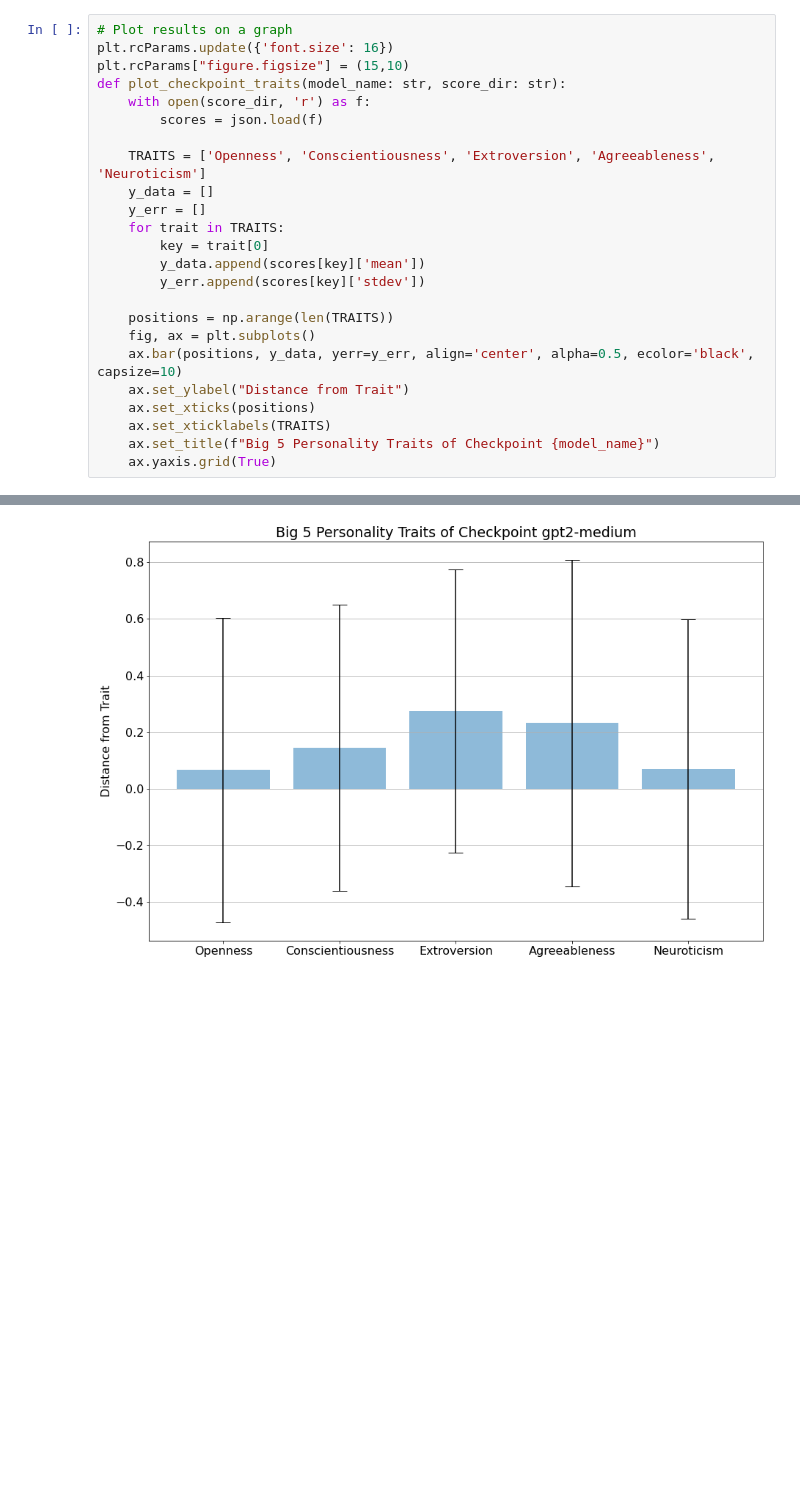
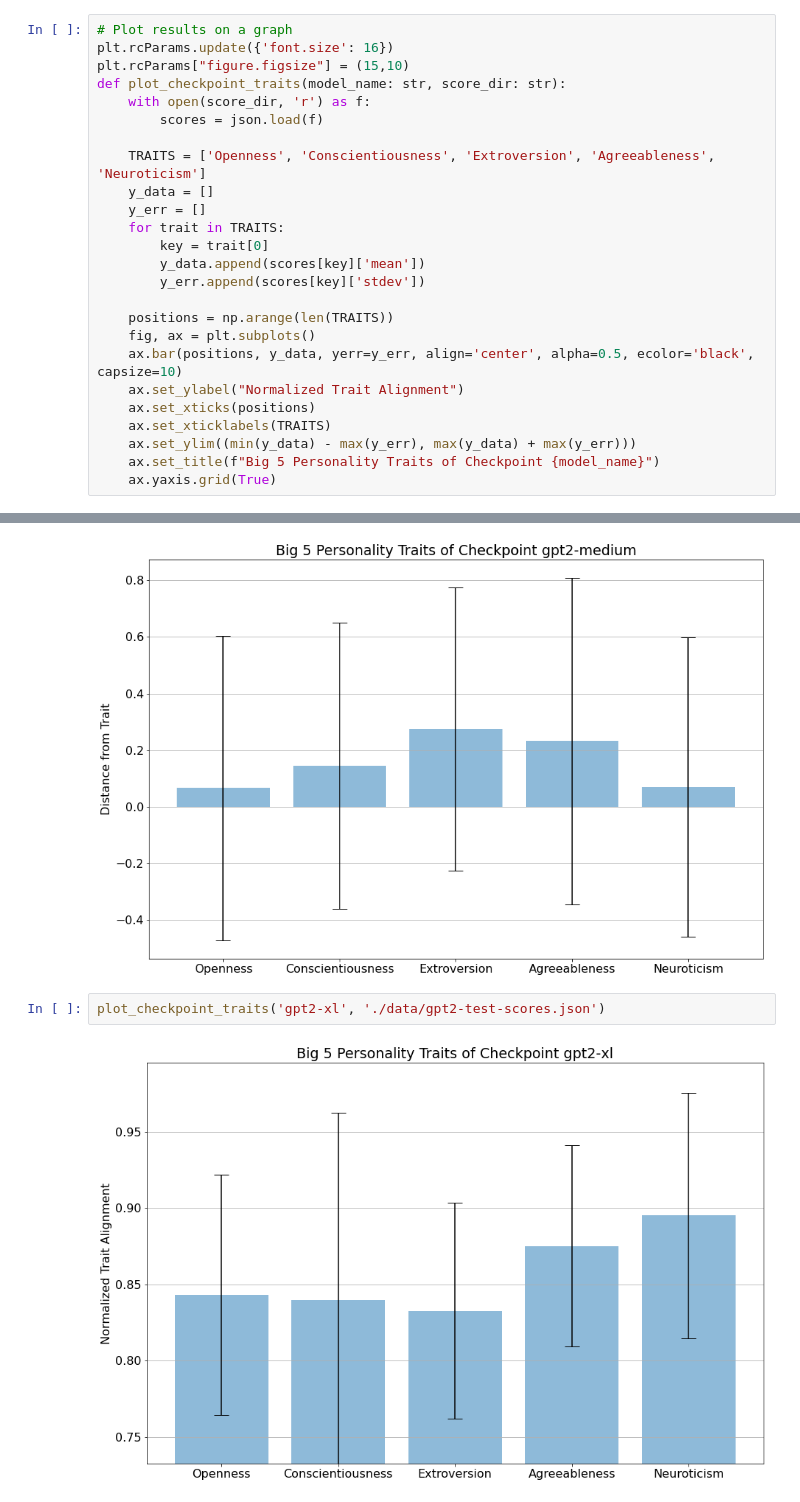
Before and after one commit to haroldrubio/Personality-Probing, a Jupyter notebook: score.ipynb, the cells around one changed output, grey strips where cells are left out. Cells and saved outputs as stored; diff of their text form; blank space fills up the shorter version.

```diff
--- a/score.ipynb
+++ b/score.ipynb
@@ -74,9 +75,10 @@ def plot_checkpoint_traits(model_name: str, score_dir: str):
     positions = np.arange(len(TRAITS))
     fig, ax = plt.subplots()
     ax.bar(positions, y_data, yerr=y_err, align='center', alpha=0.5, ecolor='black', capsize=10)
-    ax.set_ylabel("Distance from Trait")
+    ax.set_ylabel("Normalized Trait Alignment")
     ax.set_xticks(positions)
     ax.set_xticklabels(TRAITS)
+    ax.set_ylim((min(y_data) - max(y_err), max(y_data) + max(y_err)))
     ax.set_title(f"Big 5 Personality Traits of Checkpoint {model_name}")
     ax.yaxis.grid(True)
 # %%
@@ -91,3 +93,7 @@ plot_checkpoint_traits('gpt2-medium', './data/gpt2-medium-scores.json')
 plot_checkpoint_traits('gpt2-xl', './data/gpt2-xl-scores.json')
 # %% [output]
 [figure]
+# %%
+plot_checkpoint_traits('gpt2-xl', './data/gpt2-test-scores.json')
+# %% [output]
+[figure, added]
```
Also changed, not shown: parts of 1 cell of this notebook, 1 other file.
